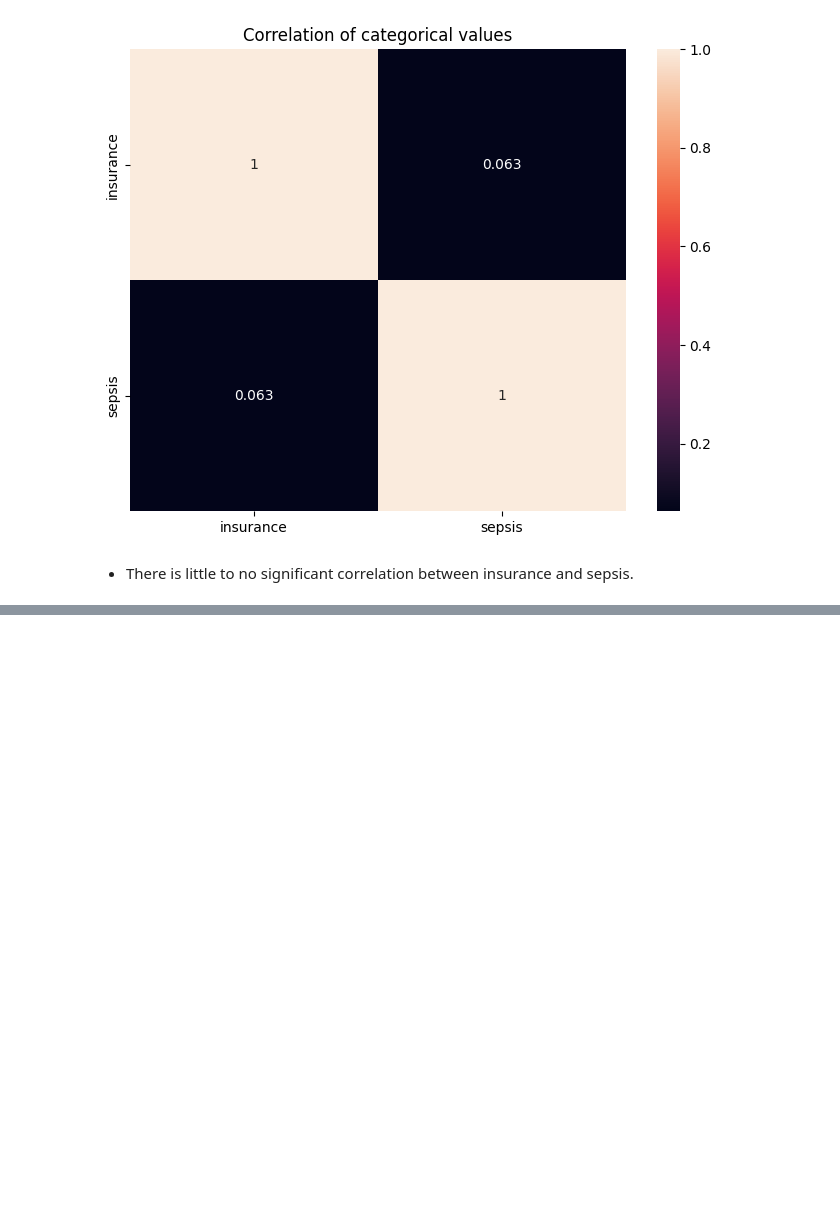
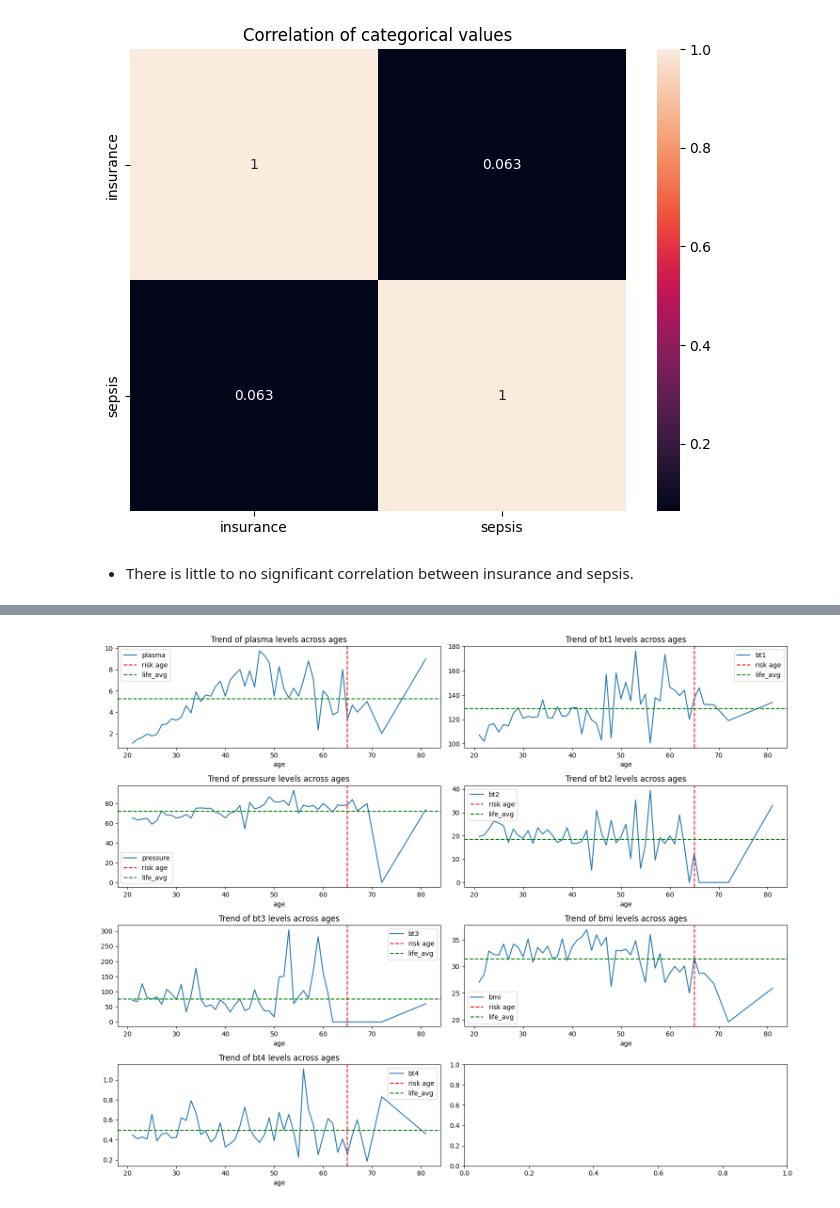
Before and after one commit to wamathaiwandeto/Sepsis-Prediction, a Jupyter notebook: notebooks/analysis.ipynb, the cells around one changed output, grey strips where cells are left out. Cells and saved outputs as stored; diff of their text form; code cells hidden in the pictures; blank space fills up the shorter version.

```diff
--- a/notebooks/analysis.ipynb
+++ b/notebooks/analysis.ipynb
@@ -290,0 +345,5 @@ plt.show()
+# %%
+
+#replace the insurance and sepsis with the encoded versions
+num_data = pd.concat([data_encoded,(data.drop(columns=['insurance','sepsis']))], axis=1)
+num_data
@@ -290,0 +364,26 @@ plt.show()
+# %%
+#check the trend of individual medical tests (numerical features) features across age groups
+df = num_data[numericals].groupby('age').mean()
+
+#create subplots
+fig, axs = plt.subplots(nrows=round(len(df.columns)/2), ncols=2, figsize=(15,12))
+
+
+for i, item in enumerate(df.columns):
+    row = i // 2
+    col = i % 2
+    if item == ['insurance','sepsis']: #avoiding the categorical columns
+        pass
+    else:
+        df[item].plot(kind='line', x=df.index, ax=axs[row, col], )
+        axs[row, col].set_title(f'Trend of {item} levels across ages')
+        axs[row, col].axvline(x=65, color='r', linestyle='--', label='risk age')
+        axs[row, col].axhline(y=df[item].mean(), color='green', linestyle='--', label='life_avg')
+        axs[row, col].annotate('risk_age', xy=(5, 0.5), xytext=(5, 0.55), arrowprops=dict(facecolor='black', shrink=0.05))
+        axs[row, col].annotate('life_avg', xy=(5, 0.5), xytext=(5, 0.55), arrowprops=dict(facecolor='black', shrink=0.05))
+        axs[row, col].legend()
+
+plt.tight_layout()
+plt.show()
+# %% [output]
+[figure, added]
```
Also changed, not shown: parts of 35 cells of this notebook.
